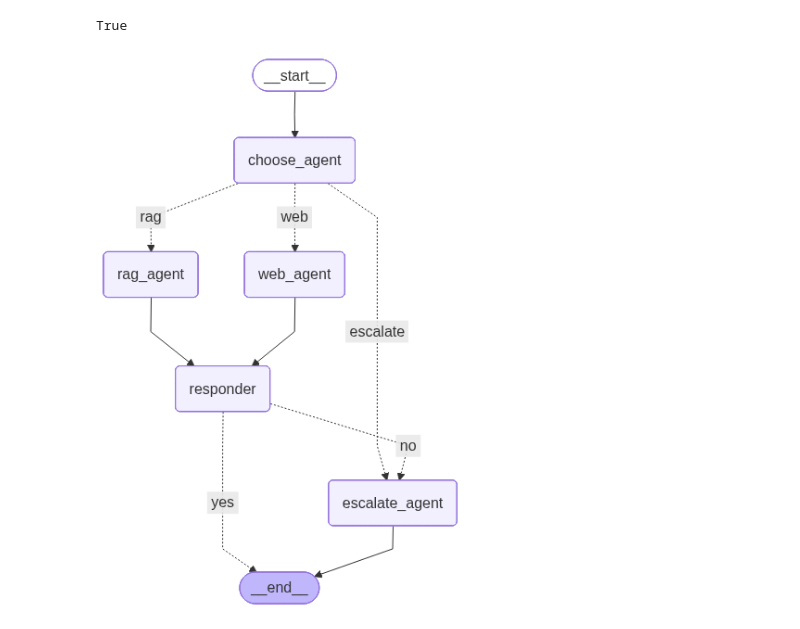
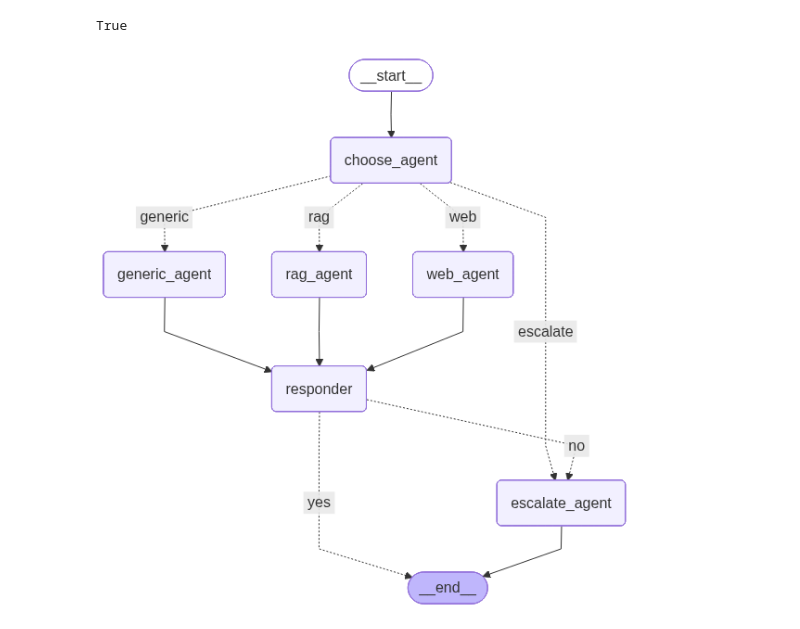
Before and after one commit to kanhaiya-ML/customer-support-agent, a Jupyter notebook: support_workflow.ipynb, the cells around one changed output. Drawn from its saved outputs; the diff is of its cells as text; code cells hidden in the pictures.

```diff
--- a/support_workflow.ipynb
+++ b/support_workflow.ipynb
@@ -24,10 +25,11 @@ llm = ChatGroq(
 
 def choose_agent(state: SupportState):
     prompt = f"""Read user query and decide which agent to use.
-    'rag' - for questions about company policies, refunds, returns, account issues, offers
-    'web' - for delivery tracking, real-time information, order status
+    'rag' - for questions about company policies, refunds policy, return policy, offers.
+    'web' - for company current status in market what is growth and insights of the company.
+    'generic_agent' - when user ask about there order, status, account related issue or payment related issue then use this.
     'escalate' - ONLY when user explicitly says 'talk to human' or 'speak to agent'
-    Return only one word: rag, web, or escalate.
+    Return only one word: rag, web, escalate or generic.
     user query: {state['query']}"""
     response = llm.invoke(prompt)
     return {"next_agent":response.content.strip().lower()}
@@ -56,6 +58,9 @@ def responder(state: SupportState):
         state["solved"] = "no"
     return state
 
+def generic_agent(state: SupportState):
+    response = predict(state['query'])
+    return {"result":response}
 
 def agent_router(state: SupportState):
     return state["next_agent"]
@@ -68,21 +73,23 @@ def router(state: SupportState):
 # %%
 graph = StateGraph(SupportState)
 graph.add_node("choose_agent",choose_agent)
 graph.add_node("rag_agent",rag_agent)
 graph.add_node("web_agent",web_agent)
 graph.add_node("escalate_agent",escalate_agent)
+graph.add_node("generic_agent",generic_agent)
 graph.add_node("responder",responder)
 
 graph.add_edge(START,"choose_agent")
-graph.add_conditional_edges("choose_agent",agent_router,{"web":"web_agent","rag":"rag_agent","escalate":"escalate_agent"})
+graph.add_conditional_edges("choose_agent",agent_router,{"web":"web_agent","rag":"rag_agent","escalate":"escalate_agent","generic":"generic_agent"})
 graph.add_conditional_edges("responder",router,{"yes":END,"no":"escalate_agent"})
 graph.add_edge("rag_agent", "responder")
 graph.add_edge("web_agent", "responder")
+graph.add_edge("generic_agent","responder")
 graph.add_edge("escalate_agent", END)
 
 workflow = graph.compile()
 workflow
 # %% [output]
-[figure, old version]
+[figure, new version]
 # %%
 workflow.invoke({
```
Also changed, not shown: parts of 2 cells of this notebook, 5 other files.
